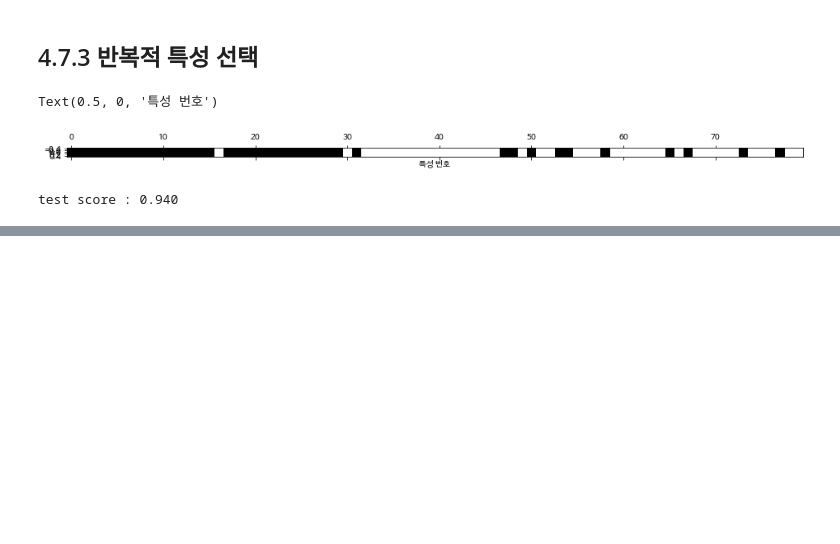
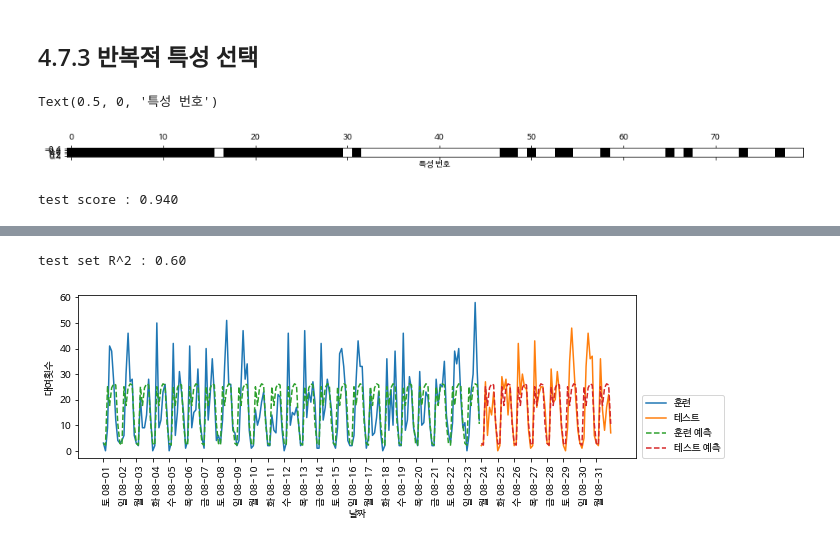
Before and after one commit to 1bin01/Machine-Learning, a Jupyter notebook: Introduction-to-Machine-Learning/Ch4_representing_data_feature_engineering.ipynb, the cells around one changed output, grey strips where cells are left out. Saved outputs shown, nothing was run; the diff lists cells and outputs as text; code cells hidden in the pictures; blank space fills up the shorter version.

```diff
--- a/Introduction-to-Machine-Learning/Ch4_representing_data_feature_engineering.ipynb
+++ b/Introduction-to-Machine-Learning/Ch4_representing_data_feature_engineering.ipynb
@@ -638,0 +701,9 @@ test score : 0.940
+# %%
+# test set의 시간 특성이 train set 특성의 범위 밖에 있음 -> 시간과 요일이라는 특성을 추가
+
+# 시간을 특성으로 사용
+X_hour = citibike.index.hour.values.reshape(-1, 1)
+eval_on_features(X_hour, y, rfr);
+# %% [output]
+test set R^2 : 0.60
+[figure, added]
```
Also changed, not shown: parts of 12 cells of this notebook.
